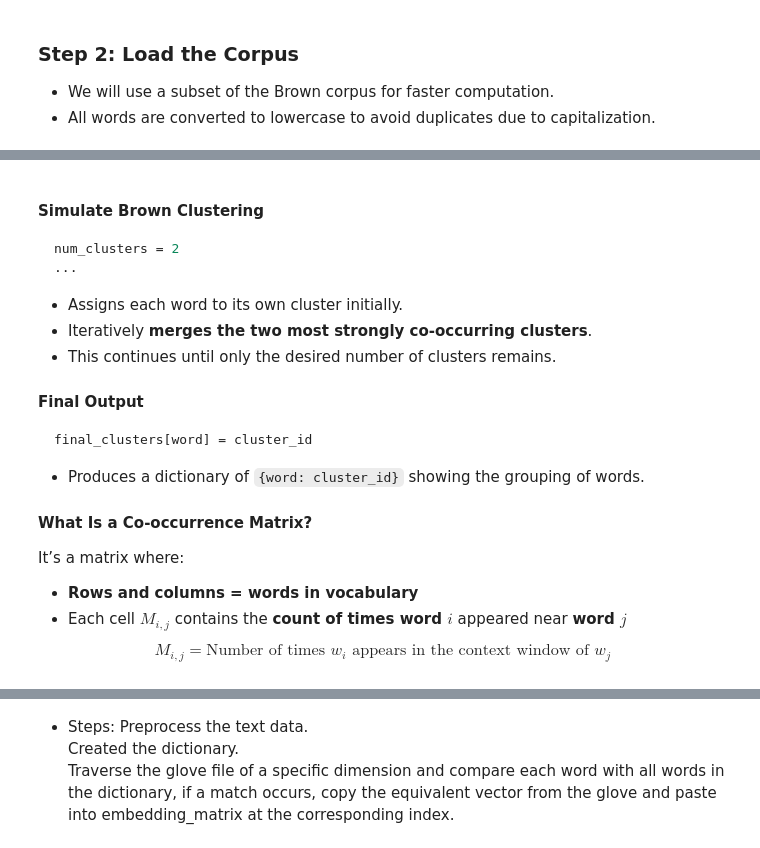
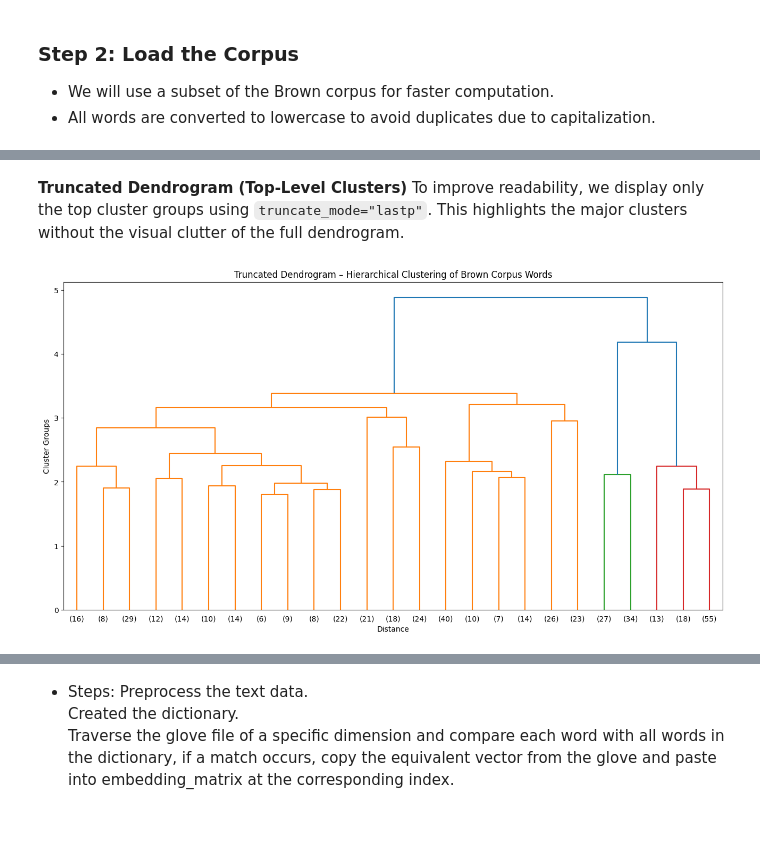
Before and after one commit to elopezcs/EmbeddingClusteringVectorizationWorkshop2, a Jupyter notebook: EmbeddingClusteringVectorizationWorkshop.ipynb, the cells around one changed output, grey strips where cells are left out. Cells and saved outputs as stored; diff of their text form; code cells hidden in the pictures.

````diff
--- a/EmbeddingClusteringVectorizationWorkshop.ipynb
+++ b/EmbeddingClusteringVectorizationWorkshop.ipynb
@@ -500,14 +642,24 @@ word_to_idx = {word: i for i, word in enumerate(vocab)}
 # %%
+# Step 4 – Construct co-occurrence matrix
+
+import numpy as np
+
 window_size = 2
 V = len(vocab)
-co_matrix = np.zeros((V, V))
+
+co_matrix = np.zeros((V, V), dtype=np.int32)
 
 for sentence in corpus:
     for i, word in enumerate(sentence):
-        wi = word_to_idx[word]
-        for j in range(
-            max(0, i - window_size), min(len(sentence), i + window_size + 1)
-        ):
-            if j != i:
-                cj = word_to_idx[sentence[j]]
-                co_matrix[wi, cj] += 1
+        wi = word_to_id[word]   # <-- updated to match Step 3
+        start = max(0, i - window_size)
+        end = min(len(sentence), i + window_size + 1)
+
+        for j in range(start, end):
+            if j == i:
+                continue  # skip the center word itself
+            cj = word_to_id[sentence[j]]
+            co_matrix[wi, cj] += 1
+
+print("Co-occurrence matrix shape:", co_matrix.shape)
+print("Sample row for 'the':", co_matrix[word_to_id.get("the", 0)][:20])
@@ -550,30 +776,24 @@ co_occurrence_matrix = np.zeros((len(vocab), len(vocab)))
-# %% [markdown]
-#### Simulate Brown Clustering
-
-```python
-num_clusters = 2
-...
-```
-
-* Assigns each word to its own cluster initially.
-* Iteratively **merges the two most strongly co-occurring clusters**.
-* This continues until only the desired number of clusters remains.
-
-#### Final Output
-
-```python
-final_clusters[word] = cluster_id
-```
-
-* Produces a dictionary of `{word: cluster_id}` showing the grouping of words.
-
-#### What Is a Co-occurrence Matrix?
-
-It’s a matrix where:
-
-* **Rows and columns = words in vocabulary**
-* Each cell $M_{i,j}$ contains the **count of times word $i$** appeared near **word $j$**
-
-$$
-M_{i,j} = \text{Number of times } w_i \text{ appears in the context window of } w_j
-$$
+# %% [markdown]
+**Truncated Dendrogram (Top-Level Clusters)**
+To improve readability, we display only the top cluster groups using `truncate_mode="lastp"`.
+This highlights the major clusters without the visual clutter of the full dendrogram.
+# %%
+# Step 6 – Visualize dendrogram (truncated for readability)
+
+plt.figure(figsize=(16, 8))
+dendrogram(
+    linkage_matrix,
+    labels=vocab,
+    truncate_mode="lastp",  # show only top-level clusters
+    p=25,                   # number of clusters to display
+    leaf_rotation=0,
+    leaf_font_size=10,
+    color_threshold=None
+)
+
+plt.xlabel("Distance")
+plt.ylabel("Cluster Groups")
+plt.title("Truncated Dendrogram – Hierarchical Clustering of Brown Corpus Words")
+plt.show()
+# %% [output]
+[figure, added]
````
Also changed, not shown: parts of 37 cells of this notebook, 2 other files.
